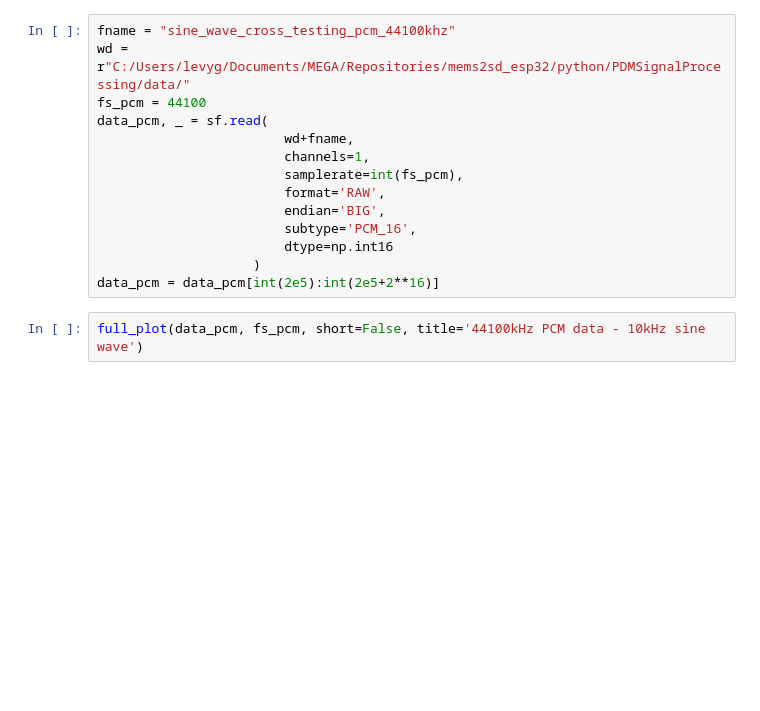
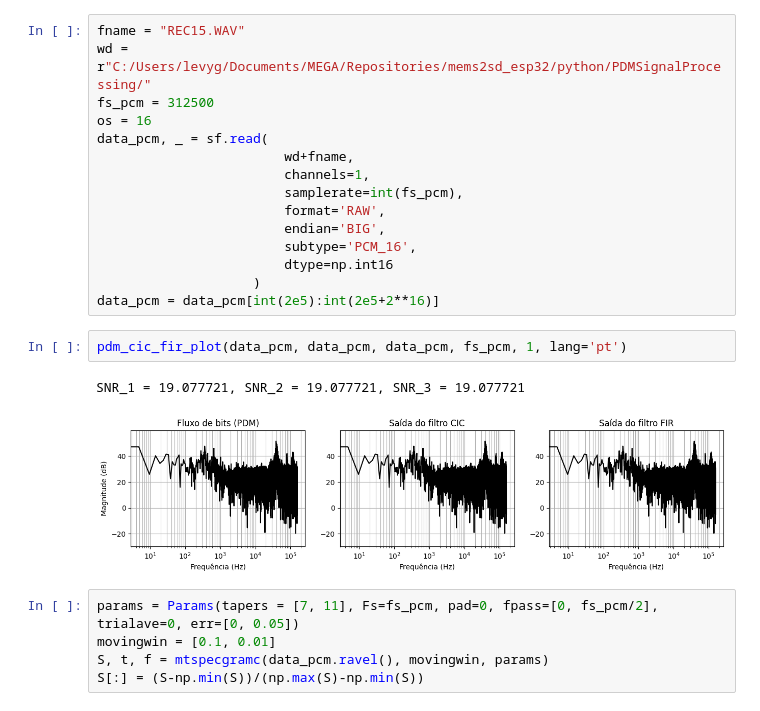
Before and after one commit to Lwao/mems2sd_esp32, a Jupyter notebook: python/PDMSignalProcessing/ProcessPCM.ipynb, the cells around one changed output. Cells and saved outputs as stored; diff of their text form; blank space fills up the shorter version.

```diff
--- a/python/PDMSignalProcessing/ProcessPCM.ipynb
+++ b/python/PDMSignalProcessing/ProcessPCM.ipynb
@@ -17,7 +21,8 @@ from PlotSuite import *
 # %%
-fname = "sine_wave_cross_testing_pcm_44100khz"
-wd = r"C:/Users/levyg/Documents/MEGA/Repositories/mems2sd_esp32/python/PDMSignalProcessing/data/"
-fs_pcm = 44100
+fname = "REC15.WAV"
+wd = r"C:/Users/levyg/Documents/MEGA/Repositories/mems2sd_esp32/python/PDMSignalProcessing/"
+fs_pcm = 312500
+os = 16
 data_pcm, _ = sf.read(
                         wd+fname,
                         channels=1,
@@ -28,5 +33,13 @@ data_pcm, _ = sf.read(
                         dtype=np.int16
                     )
 data_pcm = data_pcm[int(2e5):int(2e5+2**16)]
-# %%
-full_plot(data_pcm, fs_pcm, short=False, title='44100kHz PCM data - 10kHz sine wave')
+# %%
+pdm_cic_fir_plot(data_pcm, data_pcm, data_pcm, fs_pcm, 1, lang='pt')
+# %% [output]
+SNR_1 = 19.077721, SNR_2 = 19.077721, SNR_3 = 19.077721
+[figure, added]
+# %%
+params = Params(tapers = [7, 11], Fs=fs_pcm, pad=0, fpass=[0, fs_pcm/2], trialave=0, err=[0, 0.05])
+movingwin = [0.1, 0.01]
+S, t, f = mtspecgramc(data_pcm.ravel(), movingwin, params)
+S[:] = (S-np.min(S))/(np.max(S)-np.min(S))
```
Also changed, not shown: parts of 2 cells of this notebook, 4 other files.
